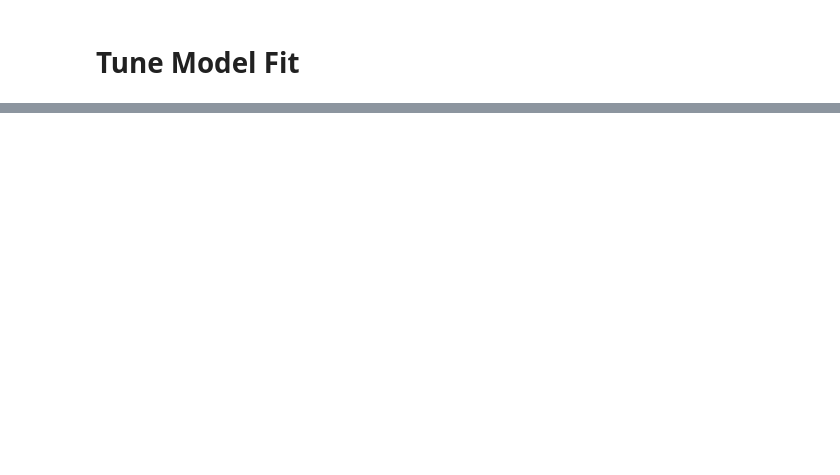
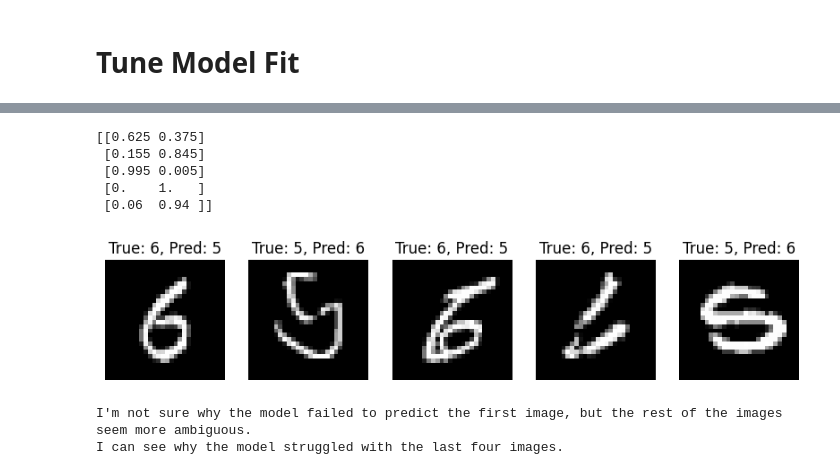
Before and after one commit to KelvynBladen/ml_intro, a Jupyter notebook: mnist_worksheet1.ipynb, the cells around one changed output, grey strips where cells are left out. Saved outputs shown, nothing was run; the diff lists cells and outputs as text; code cells hidden in the pictures; blank space fills up the shorter version.

```diff
--- a/mnist_worksheet1.ipynb
+++ b/mnist_worksheet1.ipynb
@@ -60,13 +79,20 @@ print(x_train[1].shape)
 
 # Extract the 3 classes from the training data
 
-'Your code here'
+train_filter = (y_train == 5) | (y_train == 6)
+x_train_5_6 = x_train_flat[train_filter]
+y_train_5_6 = y_train[train_filter]
 
 # Extract the 3 classes from the test data
 
-'Your code here'
+test_filter = (y_test == 5) | (y_test == 6)
+x_test_5_6 = x_test_flat[test_filter]
+y_test_5_6 = y_test[test_filter]
 
 # Maybe check the shape of the data is correct
 
-'Your code here if you want'
+print(f'x_train_5_6 shape: {x_train_5_6.shape}')
+print(f'y_train_5_6 shape: {y_train_5_6.shape}')
+print(f'x_test_5_6 shape: {x_test_5_6.shape}')
+print(f'y_test_5_6 shape: {y_test_5_6.shape}')
 # %% [output]
@@ -117,0 +183,35 @@ print(x_train[1].shape)
+# %%
+# Plot some of the misclassifications.
+
+y_test_pred_proba = rf.predict_proba(x_test_5_6)
+print(y_test_pred_proba[:5])
+
+misclassified_indices = [i for i in range(len(y_test_5_6)) if y_test_pred[i] != y_test_5_6[i]]
+
+misclassified_probs = [y_test_pred_proba[idx][1] if y_test_5_6[idx] == 6 else y_test_pred_proba[idx][0] for idx in misclassified_indices]
+
+worst_misclassified_indices = [misclassified_indices[i] for i in sorted(range(len(misclassified_probs)), key=lambda i: misclassified_probs[i], reverse=True)[:5]]
+
+plt.figure(figsize=(10, 5))
+
+for i, idx in enumerate(worst_misclassified_indices):
+    plt.subplot(1, 5, i + 1)
+    plt.imshow(x_test_5_6[idx].reshape(28, 28), cmap='gray')
+    plt.title(f'True: {y_test_5_6[idx]}, Pred: {y_test_pred[idx]}')
+    plt.axis('off')
+
+plt.show()
+
+# Can you see why the model made the misclassifications it did?
+
+print("I'm not sure why the model failed to predict the first image, but the rest of the images seem more ambiguous.")
+print("I can see why the model struggled with the last four images.")
+# %% [output]
+[[0.625 0.375]
+ [0.155 0.845]
+ [0.995 0.005]
+ [0.    1.   ]
+ [0.06  0.94 ]]
+[figure, added]
+I'm not sure why the model failed to predict the first image, but the rest of the images seem more ambiguous.
+I can see why the model struggled with the last four images.
```
Also changed, not shown: parts of 10 cells of this notebook.
